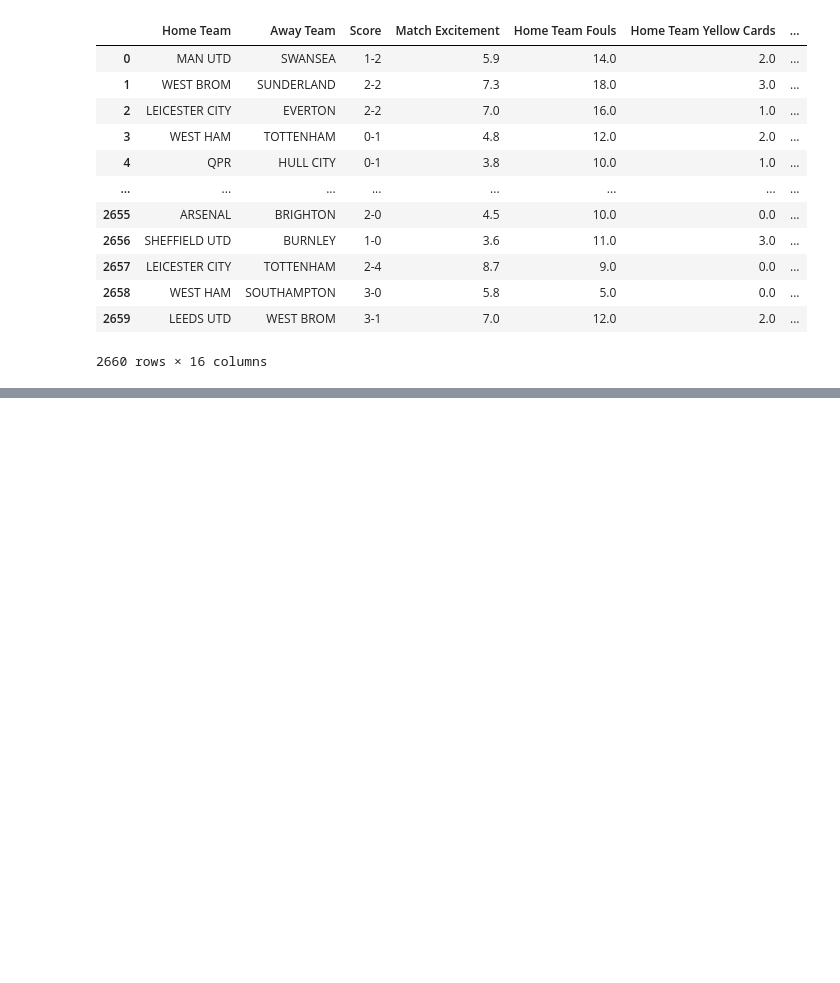
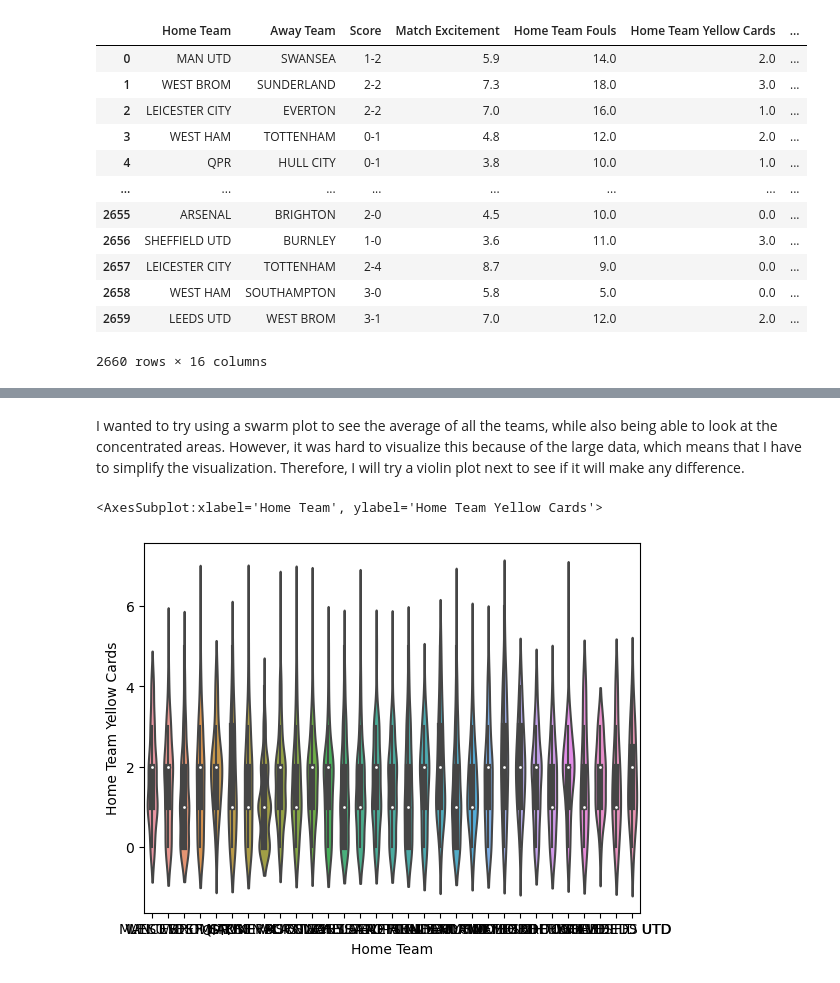
Before and after one commit to ubco-W2022T2-data301/Group14, a Jupyter notebook: analysis/analysis3.ipynb, the cells around one changed output, grey strips where cells are left out. Saved outputs shown, nothing was run; the diff lists cells and outputs as text; code cells hidden in the pictures; blank space fills up the shorter version.

```diff
--- a/analysis/analysis3.ipynb
+++ b/analysis/analysis3.ipynb
@@ -206,0 +217,7 @@ df_subset
+# %% [markdown]
+I wanted to try using a swarm plot to see the average of all the teams, while also being able to look at the concentrated areas. However, it was hard to visualize this because of the large data, which means that I have to simplify the visualization. Therefore, I will try a violin plot next to see if it will make any difference.
+# %%
+sns.violinplot(x='Home Team',y='Home Team Yellow Cards',data=df_subset)
+# %% [output]
+<AxesSubplot:xlabel='Home Team', ylabel='Home Team Yellow Cards'>
+[figure, added]
```
Also changed, not shown: parts of 8 cells of this notebook.
